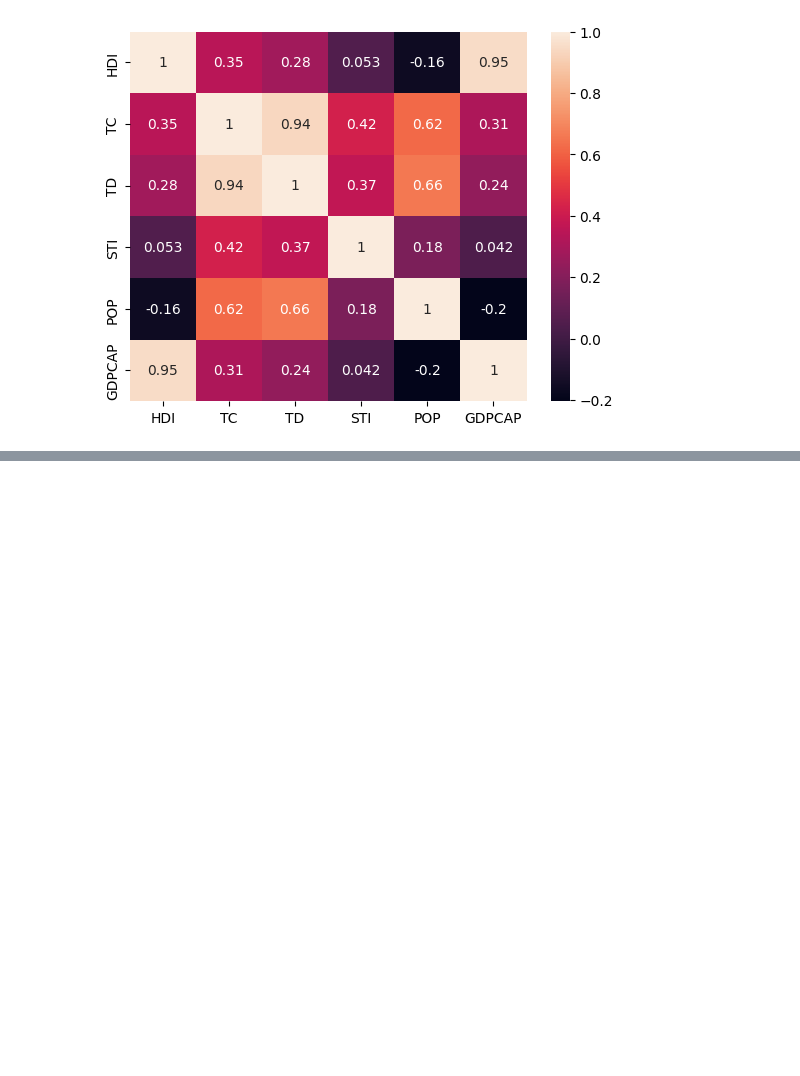
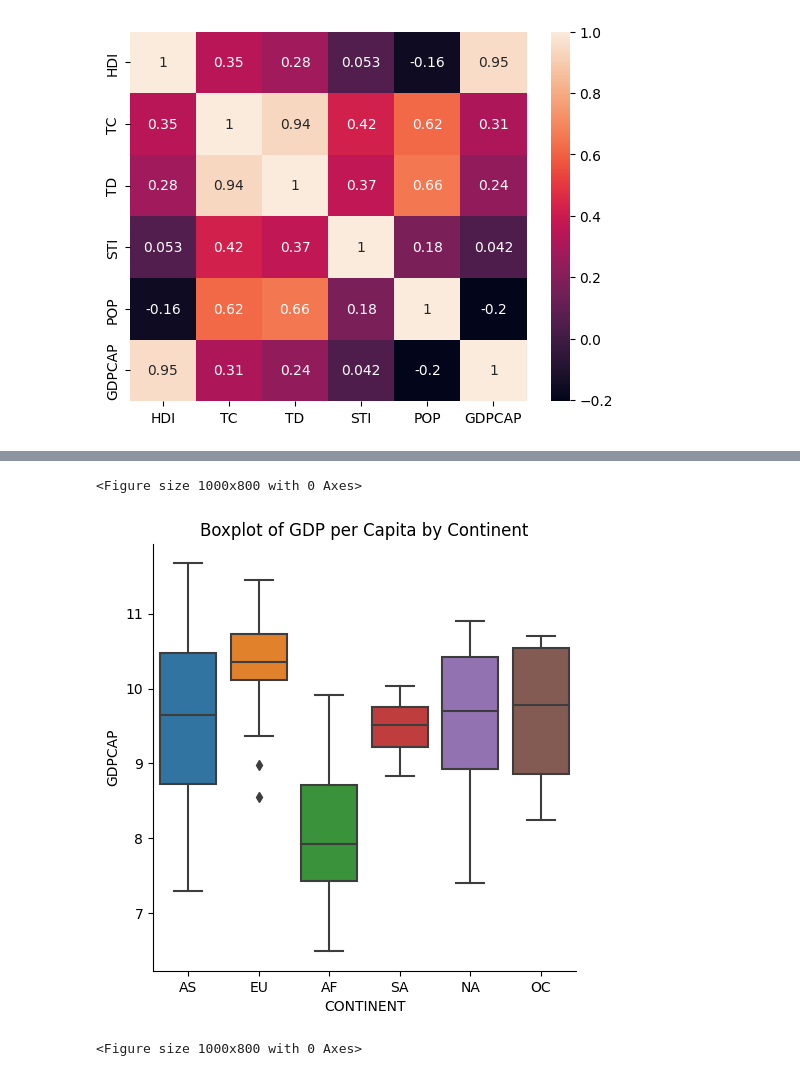
Before and after one commit to andidprastyo/Compfest-DSA-2023, a Jupyter notebook: analysis_new.ipynb, the cells around one changed output, grey strips where cells are left out. Saved outputs shown, nothing was run; the diff lists cells and outputs as text; code cells hidden in the pictures; blank space fills up the shorter version.

```diff
--- a/analysis_new.ipynb
+++ b/analysis_new.ipynb
@@ -190,0 +208,8 @@ country
+# %%
+sns.catplot(data=country, x='CONTINENT', y='GDPCAP', kind='box')
+plt.title('Boxplot of GDP per Capita by Continent')
+plt.figure(figsize=(10,8))
+# %% [output]
+<Figure size 1000x800 with 0 Axes>
+[figure, added]
+<Figure size 1000x800 with 0 Axes>
```
Also changed, not shown: parts of 10 cells of this notebook.
